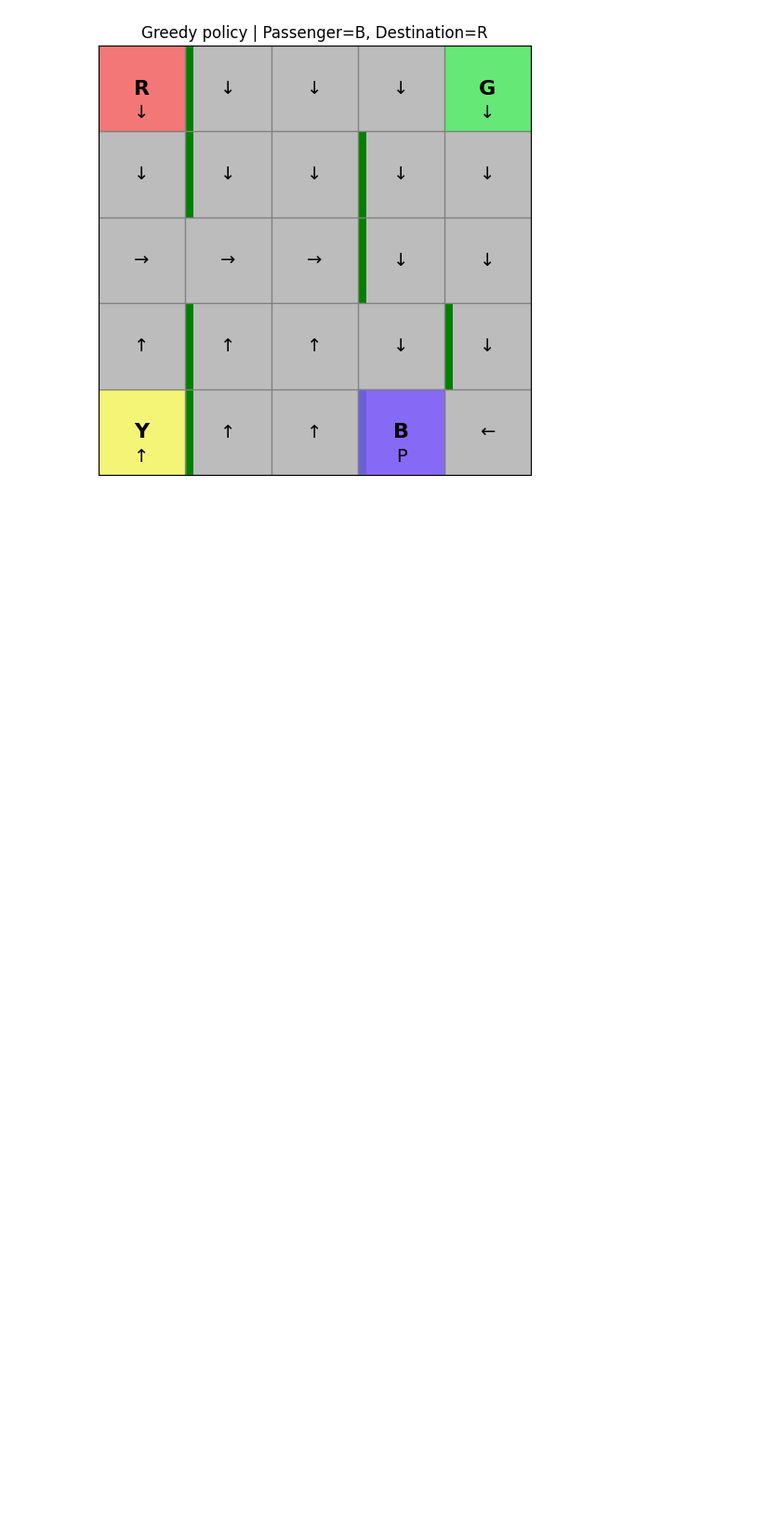
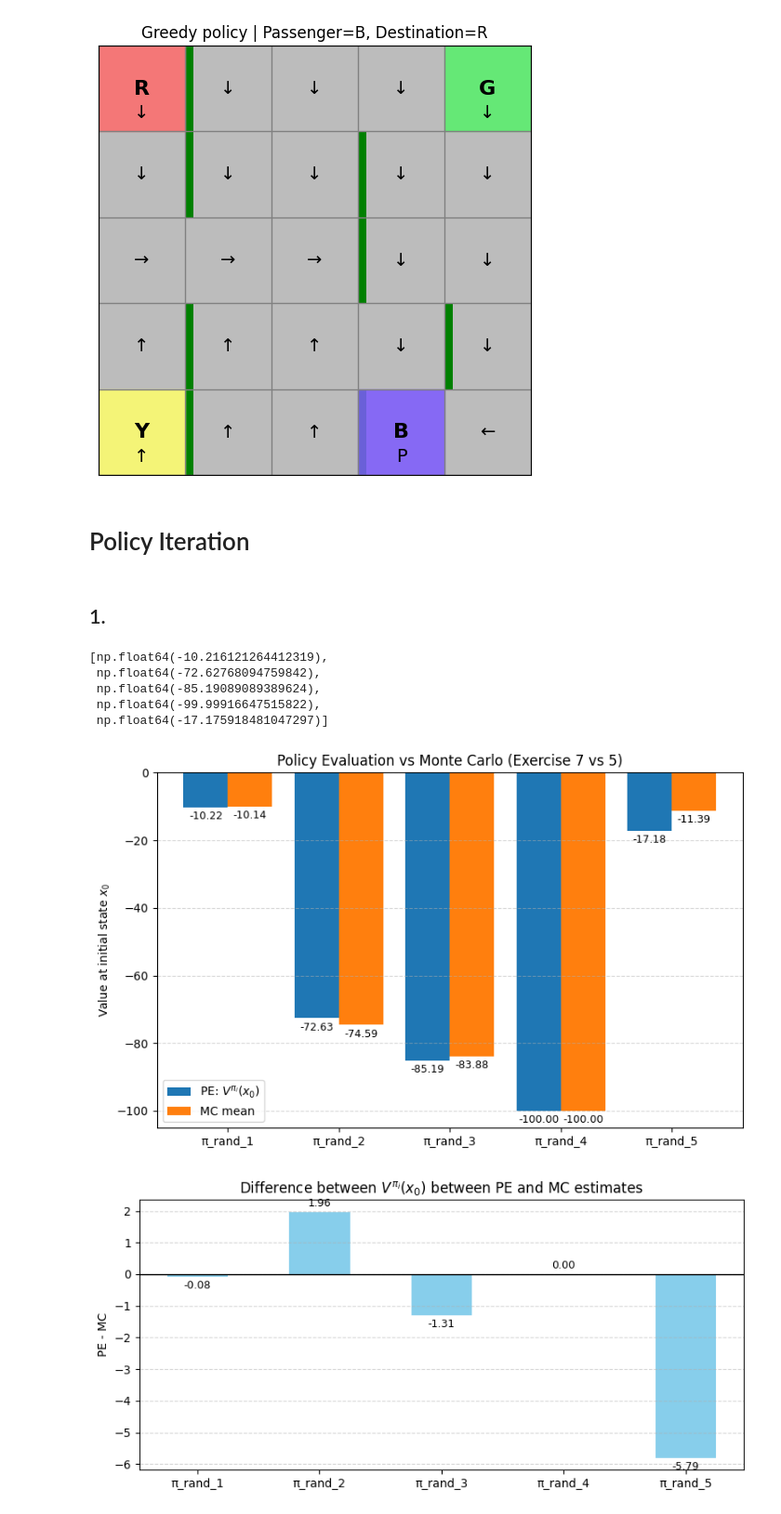
Before and after one commit to AlexandreBrown/RL-Learning-From-Data, a Jupyter notebook: hw2_starter_code(taxi).ipynb, the cells around one changed output. Shown at 93% size. Drawn from its saved outputs; the diff is of its cells as text; code cells hidden in the pictures; blank space fills up the shorter version.

```diff
--- a/hw2_starter_code(taxi).ipynb
+++ b/hw2_starter_code(taxi).ipynb
@@ -464,3 +496,59 @@ visualize_policy_for_pair(q_final, passenger='B', destination='R')
 # %% [output]
 [figure]
 [figure]
+# %% [markdown]
+# Policy Iteration
+# %% [markdown]
+## 1.
+# %%
+V_Q_pi_rands = [
+    policy_evaluation_deterministic_pi(policy, np.zeros(state_size), gamma, termination=1e-4)
+    for policy in rand_policies
+]
+V_pi_rands = [v_q[0] for v_q in V_Q_pi_rands]
+Q_pi_rands = [v_q[1] for v_q in V_Q_pi_rands]
+# %%
+v_pi_xo = [v_pi[x0] for v_pi in V_pi_rands]
+# %%
+v_pi_xo
+# %% [output]
+[np.float64(-10.216121264412319),
+ np.float64(-72.62768094759842),
+ np.float64(-85.19089089389624),
+ np.float64(-99.99916647515822),
+ np.float64(-17.175918481047297)]
+# %%
+mc_means = [float(mc_stats[f'π_rand_{i+1}']['mean']) for i in range(len(v_pi_xo))]
+diff = np.array(v_pi_xo) - np.array(mc_means)
+labels = [f"π_rand_{i+1}" for i in range(len(v_pi_xo))]
+x = np.arange(len(labels))
+
+plt.figure(figsize=(8,5))
+bars_pe = plt.bar(x - 0.2, v_pi_xo, width=0.4, label=r"PE: $V^{\pi_i}(x_0)$")
+bars_mc = plt.bar(x + 0.2, mc_means, width=0.4, label="MC mean")
+
+plt.bar_label(bars_pe, fmt="%.2f", padding=3, fontsize=9)
+plt.bar_label(bars_mc, fmt="%.2f", padding=3, fontsize=9)
+
+plt.xticks(x, labels)
+plt.ylabel(r"Value at initial state $x_0$")
+plt.title("Policy Evaluation vs Monte Carlo (Exercise 7 vs 5)")
+plt.grid(True, axis='y', linestyle='--', alpha=0.5)
+plt.legend()
+plt.tight_layout()
+plt.show()
+
+plt.figure(figsize=(8,4))
+bars_diff = plt.bar(x, diff, width=0.5, color="skyblue")
+plt.bar_label(bars_diff, fmt="%.2f", padding=3, fontsize=9)
+
+plt.axhline(0, color='k', linewidth=1)
+plt.xticks(x, labels)
+plt.ylabel("PE - MC")
+plt.title(r"Difference between $V^{\pi_i}(x_0)$ between PE and MC estimates")
+plt.grid(True, axis='y', linestyle='--', alpha=0.5)
+plt.tight_layout()
+plt.show()
+# %% [output]
+[figure, added]
+[figure, added]
```
Also changed, not shown: parts of 23 cells of this notebook.
